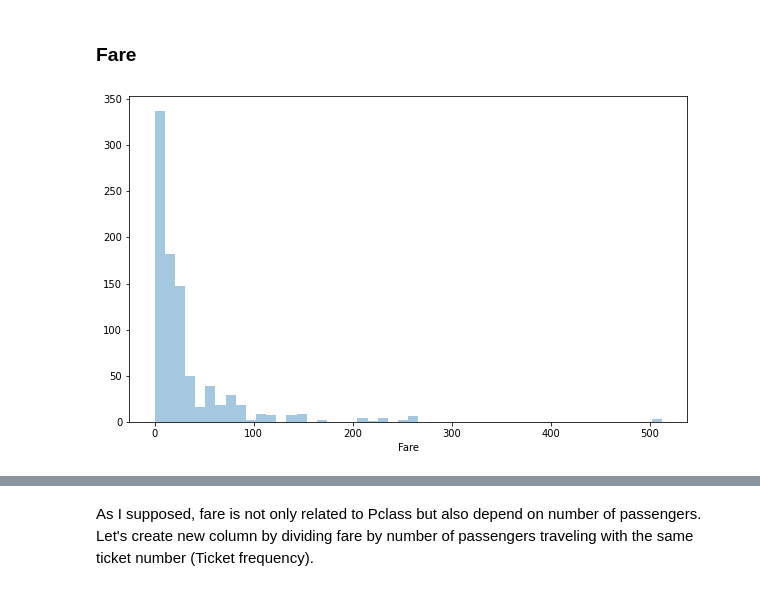
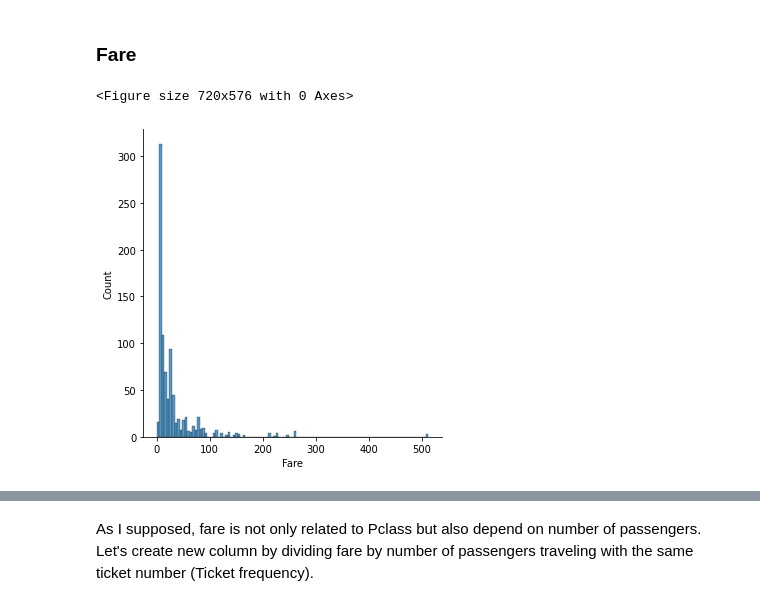
Before and after one commit to JoannaKG/Data-science-learning, a Jupyter notebook: Titanic/1. Exploratory Data Analysis.ipynb, the cells around one changed output, grey strips where cells are left out. Cells and saved outputs as stored; diff of their text form; code cells hidden in the pictures.

```diff
--- a/Titanic/1. Exploratory Data Analysis.ipynb
+++ b/Titanic/1. Exploratory Data Analysis.ipynb
@@ -428,11 +429,12 @@ Family size and Ticket frequency are highly corelated features - probably most o
 # %% [markdown]
 ### Fare
 # %%
-plt.figure(figsize=(10,6))
-sns.distplot(df_train['Fare'], kde=False)
+plt.figure(figsize=(10,8))
+sns.displot(x=df_train['Fare'], kde=False)
 plt.show()
 # %% [output]
+<Figure size 720x576 with 0 Axes>
-[figure, old version]
+[figure, new version]
 # %%
 df_train.sort_values(by='Fare', ascending=True).head(5)
 # %% [output]
```
Also changed, not shown: parts of 10 cells of this notebook.
